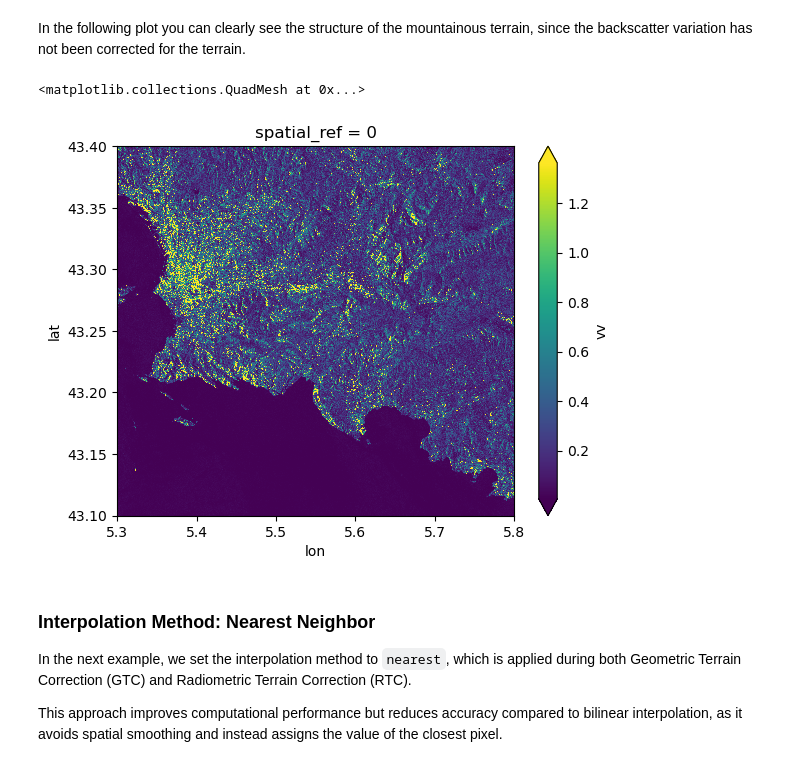
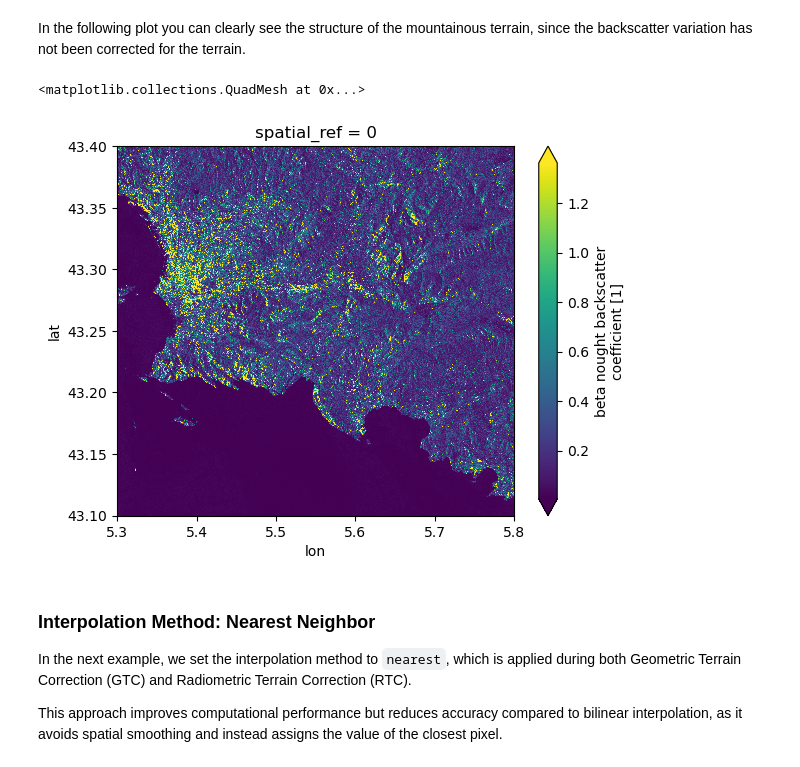
Before and after one commit to EOPF-Sample-Service/xarray-eopf, a Jupyter notebook: docs/examples/sentinel_1_analysis.ipynb, the cells around one changed output. Cells and saved outputs as stored; diff of their text form; code cells hidden in the pictures.

```diff
--- a/docs/examples/sentinel_1_analysis.ipynb
+++ b/docs/examples/sentinel_1_analysis.ipynb
@@ -359,10 +371,10 @@ beta nought calibration vector (this array contains the count attribute number o
 # %% [markdown]
 In the following plot you can clearly see the structure of the mountainous terrain, since the backscatter variation has not been corrected for the terrain.
 # %%
-ds.vv.plot(robust=True)
+ds.beta0_vv.plot(robust=True)
 # %% [output]
 <matplotlib.collections.QuadMesh at 0x...>
-[figure, old version]
+[figure, new version]
 # %% [markdown]
 ### Interpolation Method: Nearest Neighbor
 
```
Also changed, not shown: parts of 8 cells of this notebook, 3 other files.
